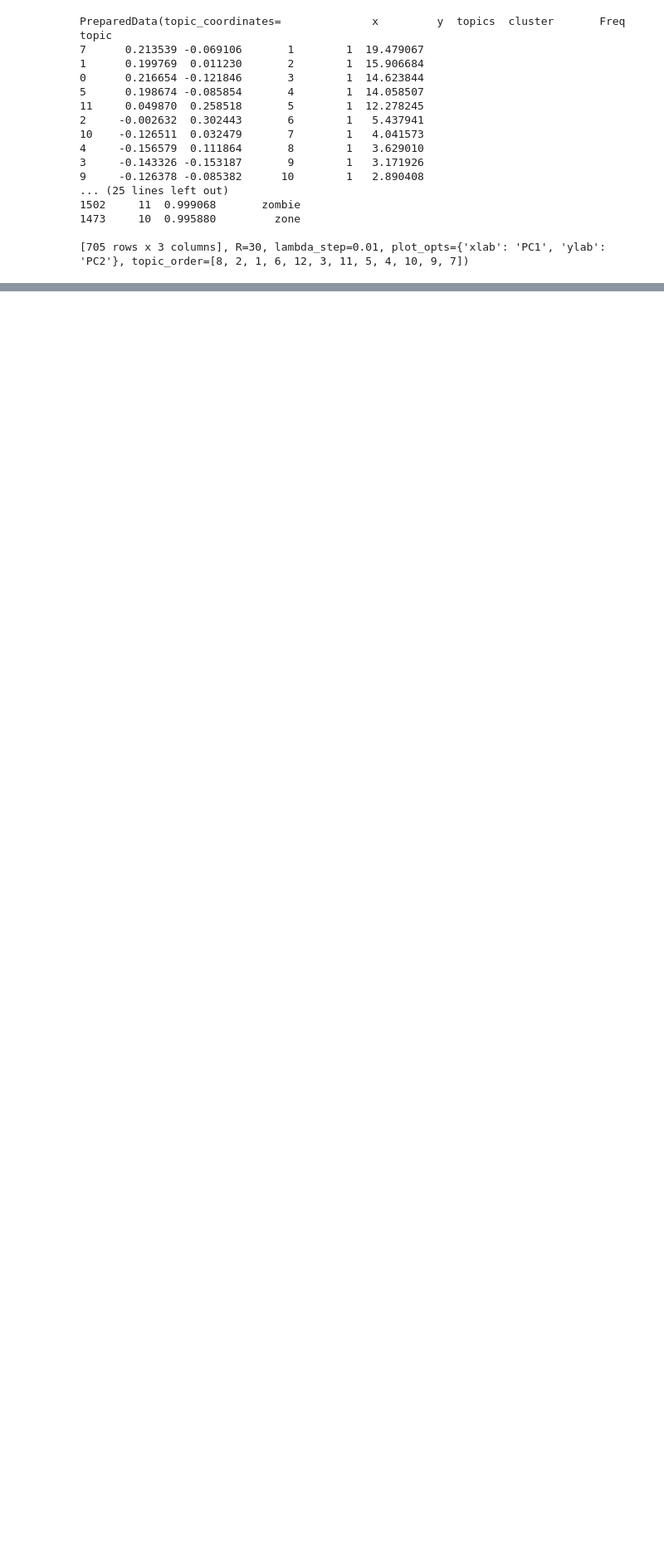
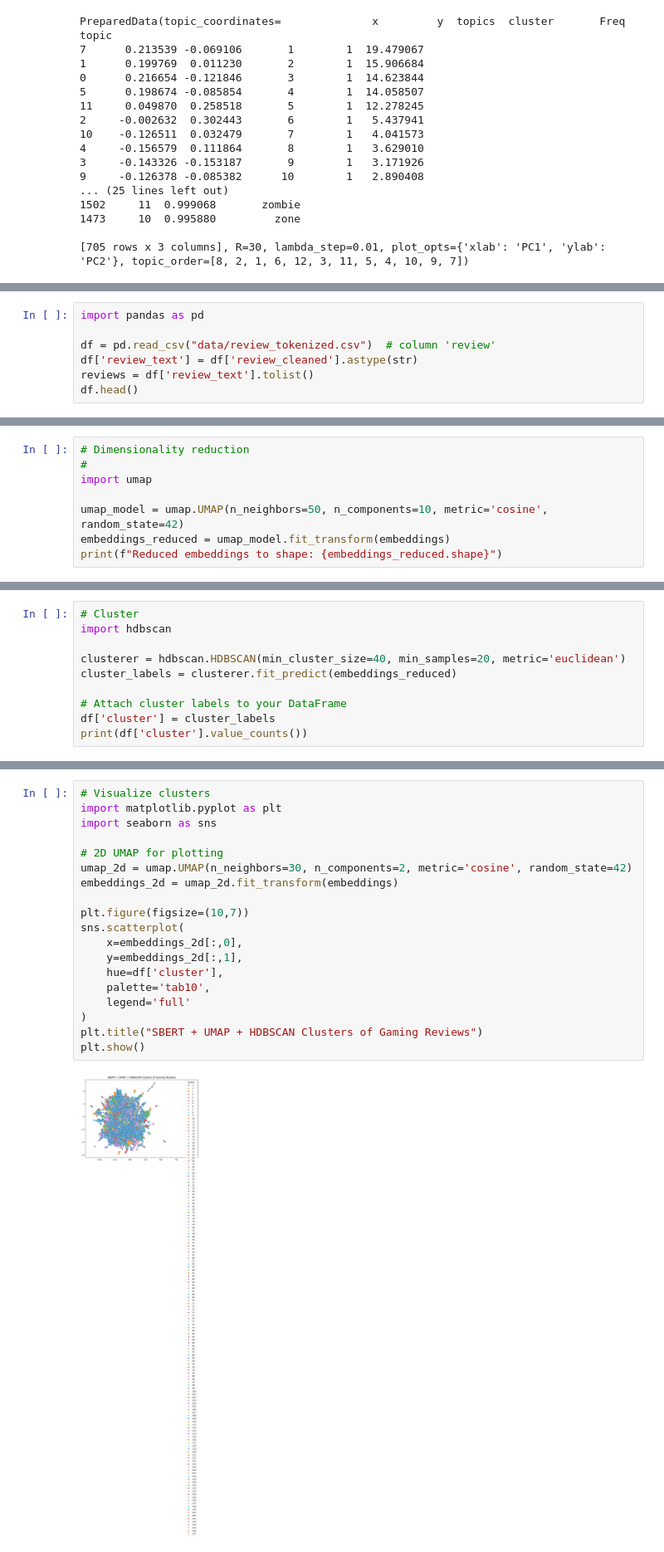
Before and after one commit to CGU-08-IST-332-nlp-steam-name/group-project, a Jupyter notebook: unsupervised_learning.ipynb, the cells around one changed output, grey strips where cells are left out. Shown at 83% size. Drawn from its saved outputs; the diff is of its cells as text; blank space fills up the shorter version.

Commit message:
small update on visualization

```diff
--- a/unsupervised_learning.ipynb
+++ b/unsupervised_learning.ipynb
@@ -381,0 +404,7 @@ topic
+# %%
+import pandas as pd
+
+df = pd.read_csv("data/review_tokenized.csv")  # column 'review'
+df['review_text'] = df['review_cleaned'].astype(str)
+reviews = df['review_text'].tolist()
+df.head()
@@ -381,0 +430,8 @@ topic
+# %%
+# Dimensionality reduction
+#
+import umap
+
+umap_model = umap.UMAP(n_neighbors=50, n_components=10, metric='cosine', random_state=42)
+embeddings_reduced = umap_model.fit_transform(embeddings)
+print(f"Reduced embeddings to shape: {embeddings_reduced.shape}")
@@ -381,0 +440,10 @@ topic
+# %%
+# Cluster
+import hdbscan
+
+clusterer = hdbscan.HDBSCAN(min_cluster_size=40, min_samples=20, metric='euclidean')
+cluster_labels = clusterer.fit_predict(embeddings_reduced)
+
+# Attach cluster labels to your DataFrame
+df['cluster'] = cluster_labels
+print(df['cluster'].value_counts())
@@ -381,0 +480,21 @@ topic
+# %%
+# Visualize clusters
+import matplotlib.pyplot as plt
+import seaborn as sns
+
+# 2D UMAP for plotting
+umap_2d = umap.UMAP(n_neighbors=30, n_components=2, metric='cosine', random_state=42)
+embeddings_2d = umap_2d.fit_transform(embeddings)
+
+plt.figure(figsize=(10,7))
+sns.scatterplot(
+    x=embeddings_2d[:,0],
+    y=embeddings_2d[:,1],
+    hue=df['cluster'],
+    palette='tab10',
+    legend='full'
+)
+plt.title("SBERT + UMAP + HDBSCAN Clusters of Gaming Reviews")
+plt.show()
+# %% [output]
+[figure, added]
```
Also changed, not shown: parts of 14 cells of this notebook.
